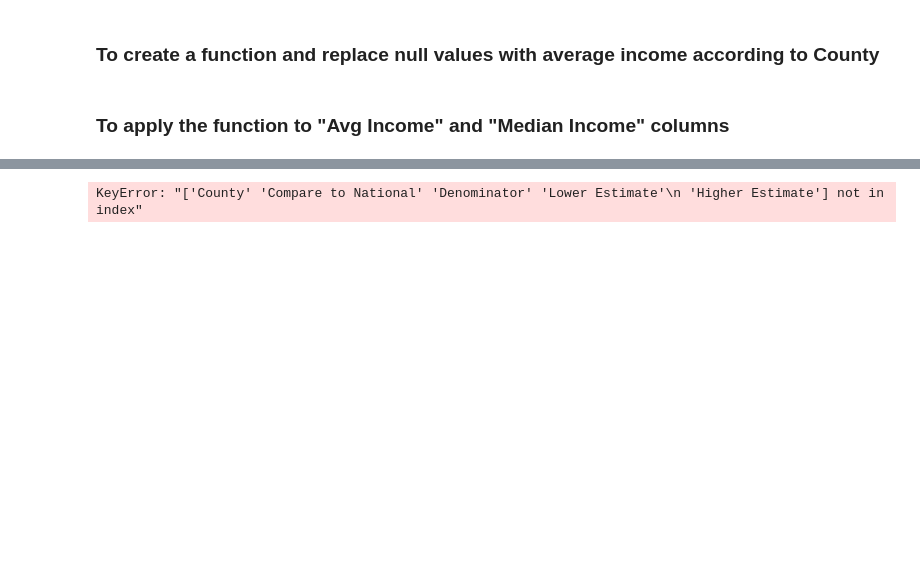
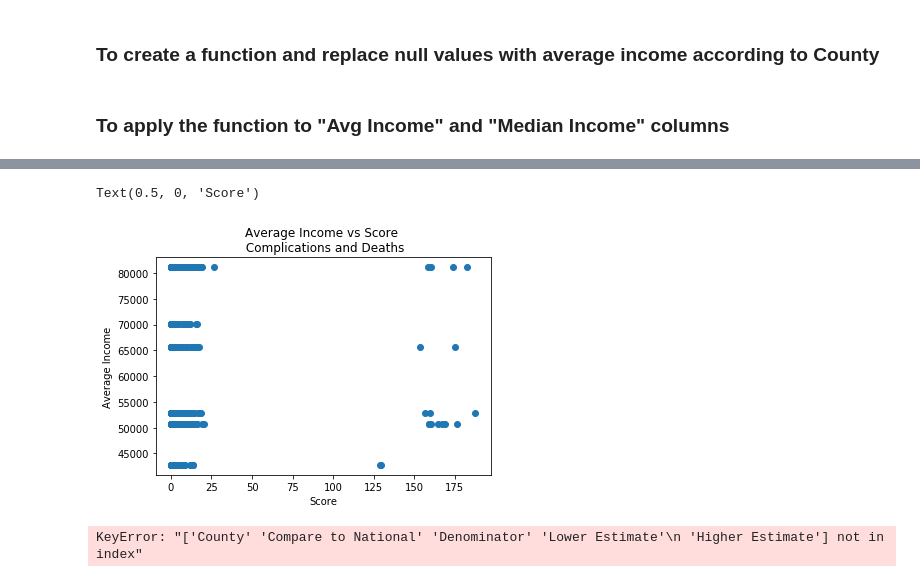
Before and after one commit to TedMur/SnakeBait, a Jupyter notebook: Data/Jazz Hands.ipynb, the cells around one changed output, grey strips where cells are left out. Drawn from its saved outputs; the diff is of its cells as text; code cells hidden in the pictures; blank space fills up the shorter version.

Commit message:
creating scatter plot(income vs score)

```diff
--- a/Data/Jazz Hands.ipynb
+++ b/Data/Jazz Hands.ipynb
@@ -5,9 +6,9 @@ import matplotlib.pyplot as plt
 # %%
 # To import libraries
-comp_deaths_hospitals = pd.read_csv("Complications and Deaths - Hospital 6.csv", low_memory=False)
-readdmissions = pd.read_csv("Readmissions and Deaths - VA_07_10_2018 6.csv", low_memory=False)
-medicare = pd.read_csv("Medicare Hospital Spending per Patient - Hospital 6.csv", low_memory=False)
-u_visits = pd.read_csv("Unplanned Hospital Visits - Hospital 6.csv", low_memory=False)
+comp_deaths_hospitals = pd.read_csv("No-missing-score dataframes are in here/Complications and Deaths - Hospital.csv", low_memory=False)
+readdmissions = pd.read_csv("No-missing-score dataframes are in here/Readmissions and Deaths - VA_07_10_2018.csv", low_memory=False)
+medicare = pd.read_csv("No-missing-score dataframes are in here/Medicare Hospital Spending per Patient - Hospital.csv", low_memory=False)
+u_visits = pd.read_csv("No-missing-score dataframes are in here/Unplanned Hospital Visits - Hospital.csv", low_memory=False)
 # %% [markdown]
 # Data Cleaning
 # %% [markdown]
@@ -272,0 +244,8 @@ See the caveats in the documentation: http://pandas.pydata.org/pandas-docs/stabl
+# %%
+plt.scatter(x='Score', y='Median Income', data=comp_deaths_hospitals_county)
+plt.title('Average Income vs Score \n Complications and Deaths')
+plt.ylabel('Average Income')
+plt.xlabel('Score')
+# %% [output]
+Text(0.5, 0, 'Score')
+[figure, added]
```
Also changed, not shown: parts of 12 cells of this notebook.
